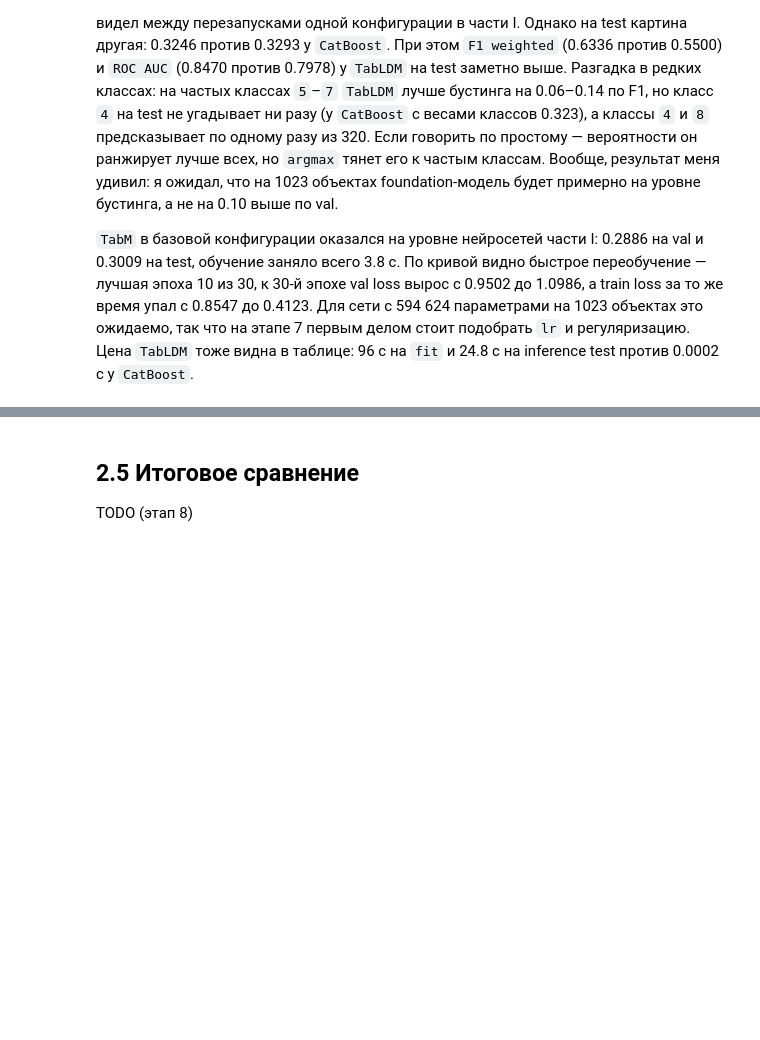
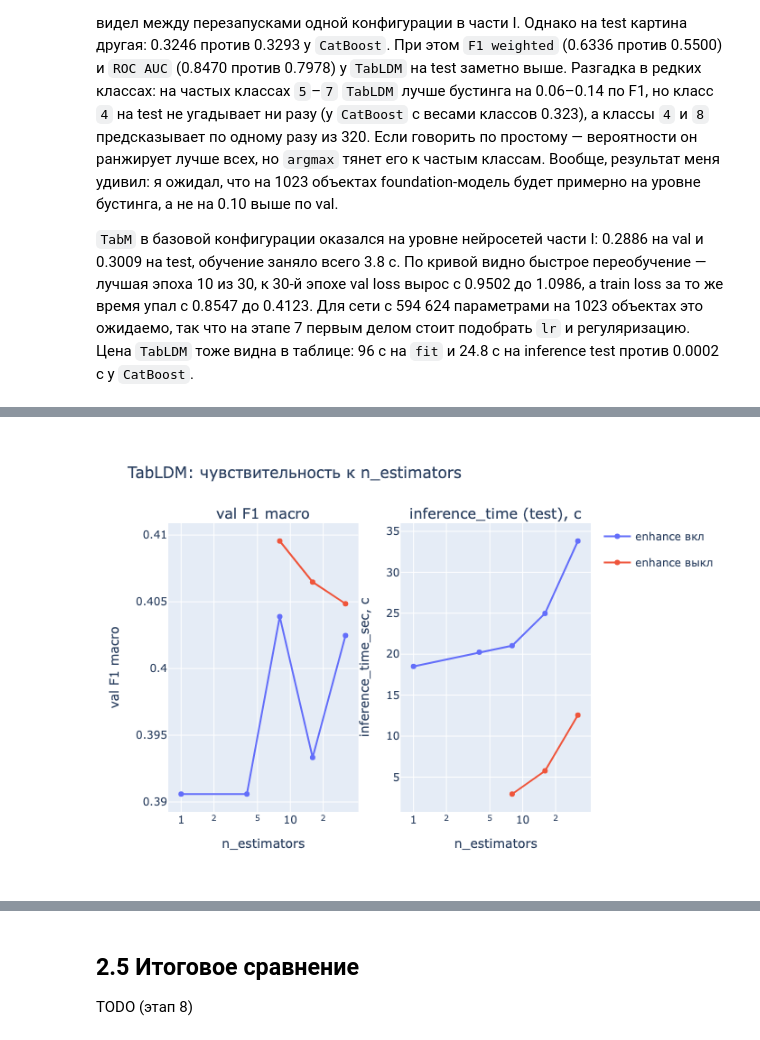
Before and after one commit to 2made1ra/ml-3, a Jupyter notebook: lab-1/lab-1.ipynb, the cells around one changed output, grey strips where cells are left out. Cells and saved outputs as stored; diff of their text form; code cells hidden in the pictures; blank space fills up the shorter version.

```diff
--- a/lab-1/lab-1.ipynb
+++ b/lab-1/lab-1.ipynb
@@ -786 +1101,34 @@ TODO (этап 7: базовые конфигурации, эксперимен
+# %%
+from plotly.subplots import make_subplots
+
+ldm_runs = [load_run(f"v{i}") for i in range(50, 58)]
+fig = make_subplots(
+    rows=1,
+    cols=2,
+    subplot_titles=("val F1 macro", "inference_time (test), с"),
+)
+for enhance, label in [(True, "enhance вкл"), (False, "enhance выкл")]:
+    group = [r for r in ldm_runs if r.config["tabldm_enhance"] == enhance]
+    n = [r.config["tabldm_n_estimators"] for r in group]
+    for col, metric in [(1, "val_f1_macro"), (2, "inference_time_sec")]:
+        fig.add_trace(
+            go.Scatter(
+                x=n,
+                y=[r.metrics[metric] for r in group],
+                mode="lines+markers",
+                name=label,
+                legendgroup=label,
+                showlegend=col == 1,
+                line_color="#636EFA" if enhance else "#EF553B",
+            ),
+            row=1,
+            col=col,
+        )
+fig.update_xaxes(title_text="n_estimators", type="log")
+fig.update_yaxes(title_text="val F1 macro", row=1, col=1)
+fig.update_yaxes(title_text="inference_time_sec, с", row=1, col=2)
+fig.update_layout(title="TabLDM: чувствительность к n_estimators")
+fig.show()
+# %% [output]
+[figure, added]
 # %% [markdown]
```
Also changed, not shown: parts of 11 cells of this notebook, 1 other file.
